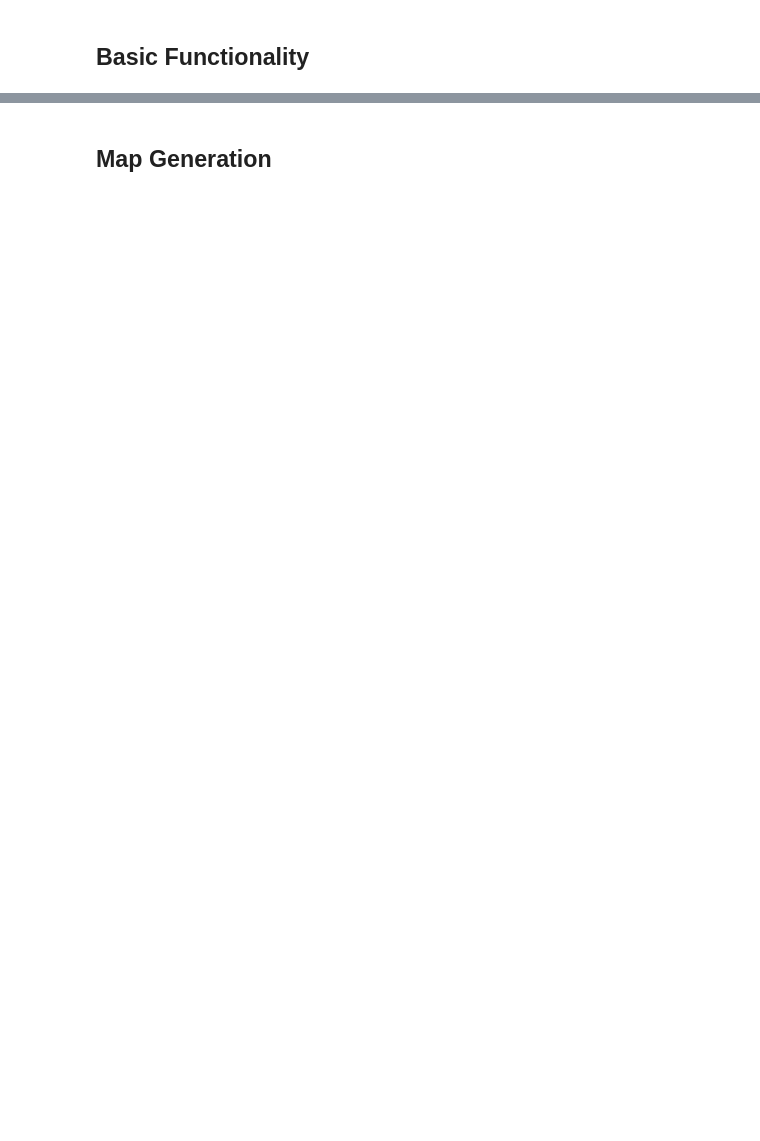
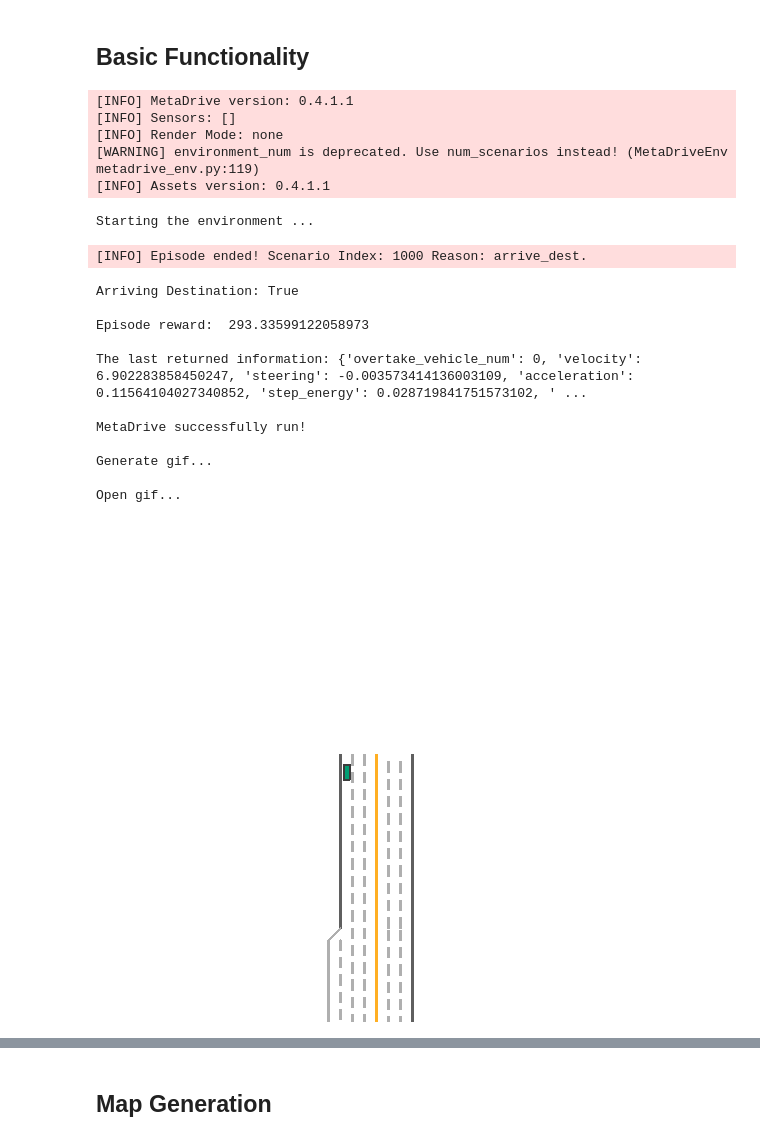
Before and after one commit to metadriverse/metadrive, a Jupyter notebook: metadrive/examples/Basic_MetaDrive_Usages.ipynb, the cells around one changed output, grey strips where cells are left out. Cells and saved outputs as stored; diff of their text form; code cells hidden in the pictures; blank space fills up the shorter version.

```diff
--- a/metadrive/examples/Basic_MetaDrive_Usages.ipynb
+++ b/metadrive/examples/Basic_MetaDrive_Usages.ipynb
@@ -49,9 +60,8 @@ from metadrive.examples import expert
 
 # Set the envrionment config
 config = {"start_seed": 1000,
-          "environment_num":1,
+          "num_scenarios":1,
           "traffic_density":0.1,
-          "render_mode": "top_down",
           }
 
 env = MetaDriveEnv(config)
@@ -60,34 +70,54 @@ print("Starting the environment ...\n")
 
 ep_reward = 0.0
 obs, info = env.reset()
 frames = []
 for i in range(1000):
     obs, reward, terminated, truncated, info = env.step(expert(env.vehicle))
     ep_reward += reward
-    frame = env.render(film_size=(800, 800), track_target_vehicle=True, screen_size=(500, 500))
+    frame = env.render(mode="top_down", film_size=(800, 800), track_target_vehicle=True, screen_size=(500, 500))
     frames.append(frame)
     if terminated or truncated:
         print("Arriving Destination: {}".format(info["arrive_dest"]))
         print("\nEpisode reward: ", ep_reward)
         break
 
 print("\nThe last returned information: {}".format(info))
 
 env.close()
 print("\nMetaDrive successfully run!")
 
 # render image
 print("\nGenerate gif...")
 import pygame
 import numpy as np
 from PIL import Image
 
 imgs = [pygame.surfarray.array3d(frame) for frame in frames]
 imgs = [Image.fromarray(img) for img in imgs]
 imgs[0].save("demo.gif", save_all=True, append_images=imgs[1:], duration=50, loop=0)
 print("\nOpen gif...")
 from IPython.display import Image
 Image(open("demo.gif", 'rb').read())
+# %% [output]
+[INFO] MetaDrive version: 0.4.1.1
+[INFO] Sensors: []
+[INFO] Render Mode: none
+[WARNING] environment_num is deprecated. Use num_scenarios instead! (MetaDriveEnv metadrive_env.py:119)
+[INFO] Assets version: 0.4.1.1
+Starting the environment ...
+[INFO] Episode ended! Scenario Index: 1000 Reason: arrive_dest.
+Arriving Destination: True
+
+Episode reward:  293.33599122058973
+
+The last returned information: {'overtake_vehicle_num': 0, 'velocity': 6.902283858450247, 'steering': -0.003573414136003109, 'acceleration': 0.11564104027340852, 'step_energy': 0.028719841751573102, ' ...
+
+MetaDrive successfully run!
+
+Generate gif...
+
+Open gif...
+[figure, added]
 # %%
 # @title PPO expert policy can also drive in the safety-critical SafeMetaDrive environment
 import os
```
Also changed, not shown: parts of 3 cells of this notebook.
